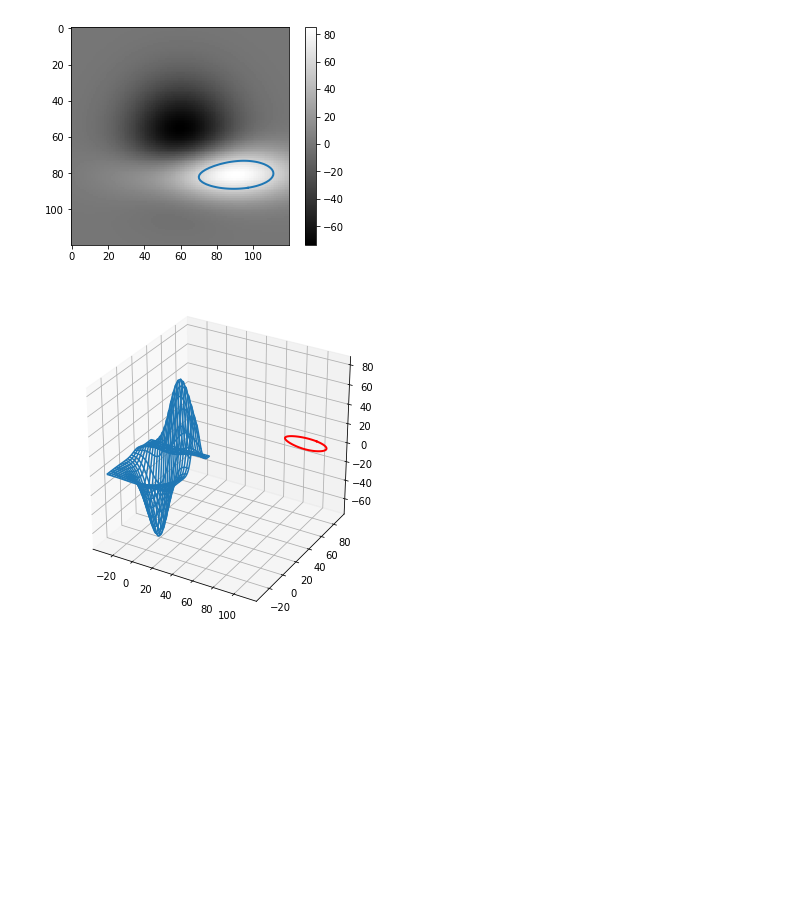
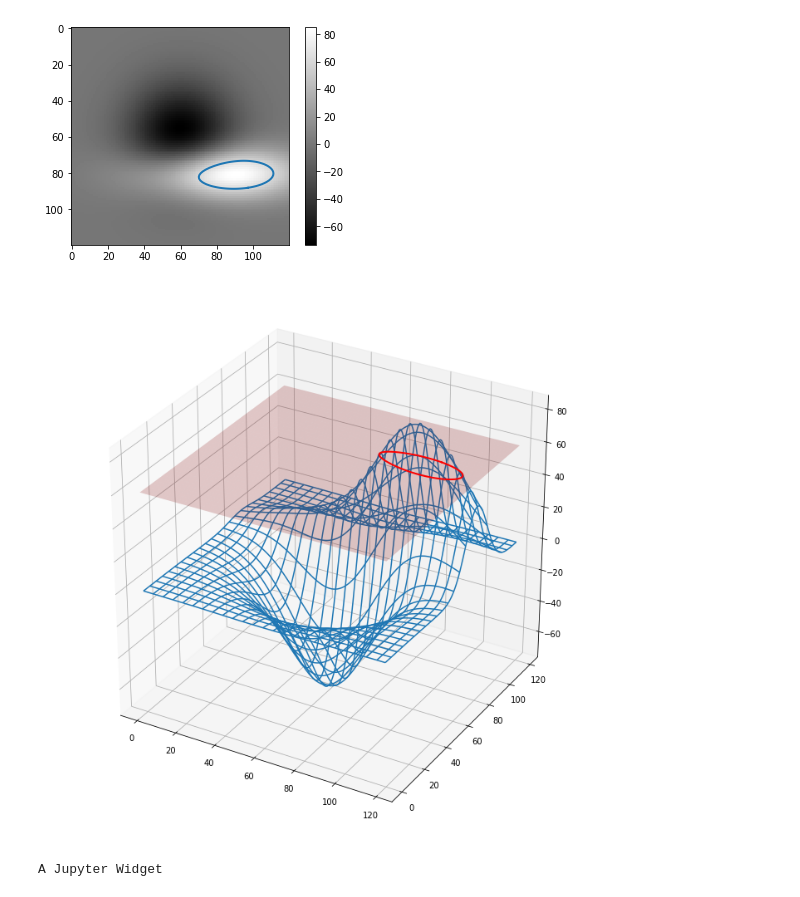
Before and after one commit to cgre-aachen/teaching, a Jupyter notebook: geomodeling/Implicit_field_skimage.ipynb, the cells around one changed output. Saved outputs shown, nothing was run; the diff lists cells and outputs as text; code cells hidden in the pictures; blank space fills up the shorter version.

Commit message:
Interactive example with implicit plane

```diff
--- a/geomodeling/Implicit_field_skimage.ipynb
+++ b/geomodeling/Implicit_field_skimage.ipynb
@@ -65,19 +65,30 @@ plt.show()
 [figure]
 # %%
 
-fig = plt.figure( figsize=(6,6))
+fig = plt.figure( figsize=(12,12))
 ax = fig.add_subplot(111, projection='3d')
 
 # Grab some test data.
 X, Y, Z = x, y, r #axes3d.get_test_data(0.05)
 X, Y, Z = axes3d.get_test_data(0.05)
 
+contours = measure.find_contours(Z, 60.)
+
+
+x_vals = np.arange(len(X))
+y_vals = np.arange(len(X))
+
+XX, YY = np.meshgrid(x_vals, y_vals)
+
 # Plot a basic wireframe.
-ax.plot_wireframe(X, Y, Z, rstride=5, cstride=5)
+ax.plot_wireframe(XX, YY, Z, rstride=5, cstride=5)
 
 for n, contour in enumerate(contours):
-    ax.plot(contour[:, 1], contour[:, 0], linewidth=2, color='red')
+    ax.plot(contour[:, 1], contour[:, 0], 60, linewidth=2, color='red')
+
+ax.plot_surface(XX, YY, np.ones_like(Z)*60, alpha=0.2, color='red')
+
 
 plt.show()
 # %% [output]
-[figure, old version]
+[figure, new version]
@@ -83,0 +127,5 @@ plt.show()
+# %%
+v = interactive(plot_implicit_plane, c=(-60,60,1))
+display(v)
+# %% [output]
+A Jupyter Widget
```
Also changed, not shown: parts of 3 cells of this notebook.
